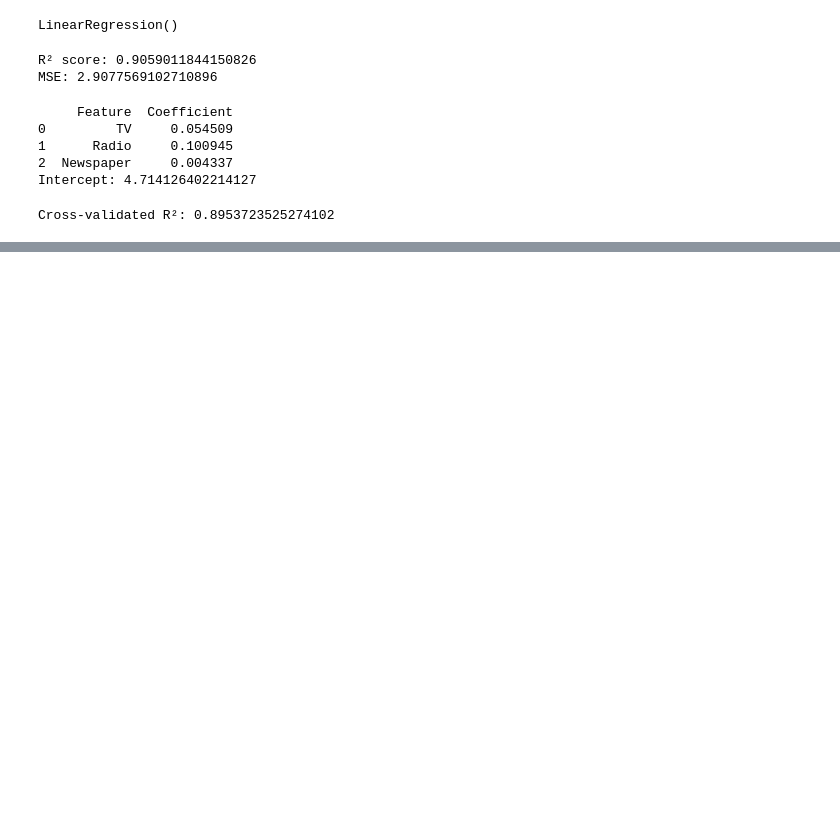
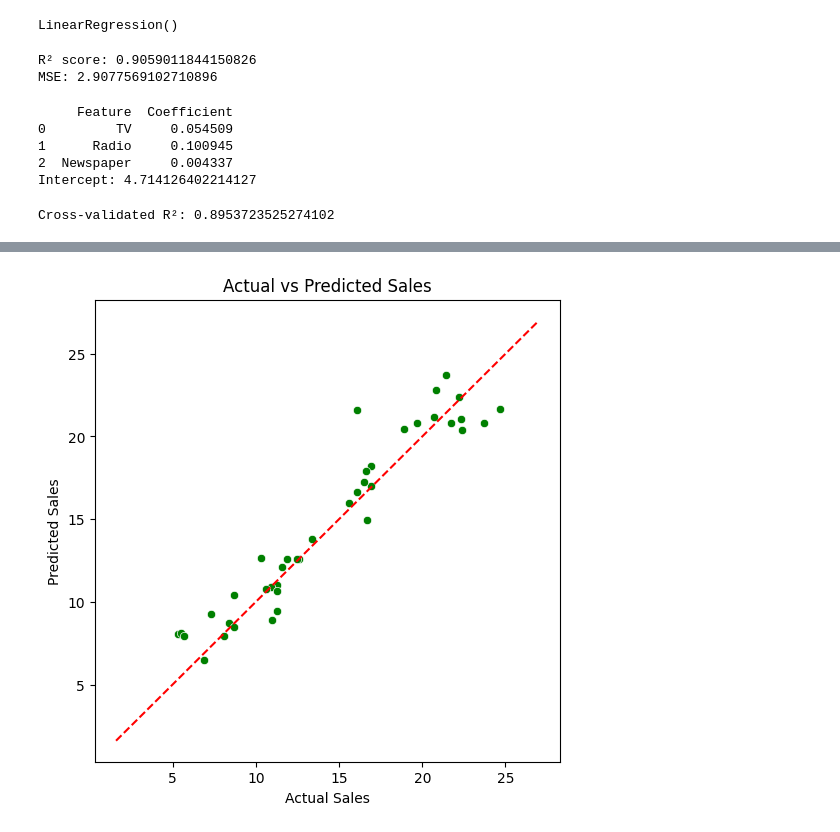
Before and after one commit to Mihitha01/Python_Practice, a Jupyter notebook: Linear Model/test1.ipynb, the cells around one changed output, grey strips where cells are left out. Drawn from its saved outputs; the diff is of its cells as text; code cells hidden in the pictures; blank space fills up the shorter version.

```diff
--- a/Linear Model/test1.ipynb
+++ b/Linear Model/test1.ipynb
@@ -54,0 +78,10 @@ plt.show()
+# %%
+plt.figure(figsize=(6,6))
+sns.scatterplot(x=y_test, y=y_pred, color="green")
+plt.plot([y.min(), y.max()], [y.min(), y.max()], 'r--')  # 45-degree line
+plt.xlabel("Actual Sales")
+plt.ylabel("Predicted Sales")
+plt.title("Actual vs Predicted Sales")
+plt.show()
+# %% [output]
+[figure, added]
```
Also changed, not shown: parts of 4 cells of this notebook.
